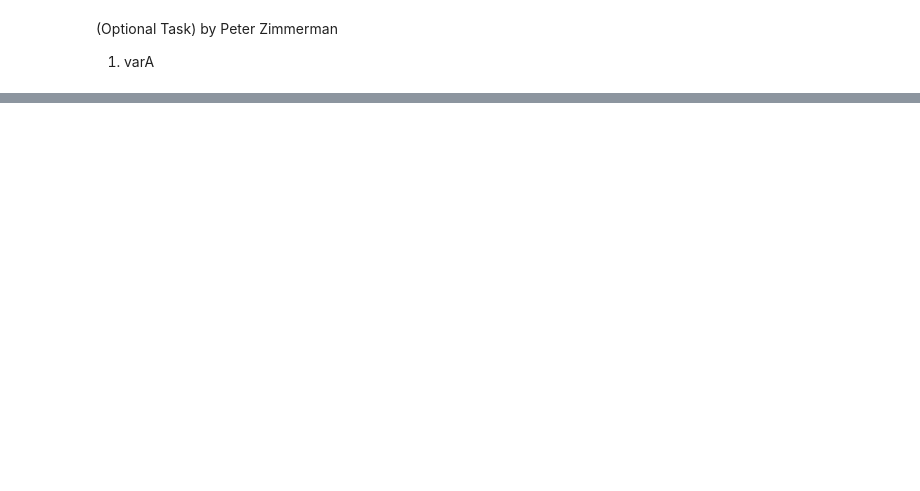
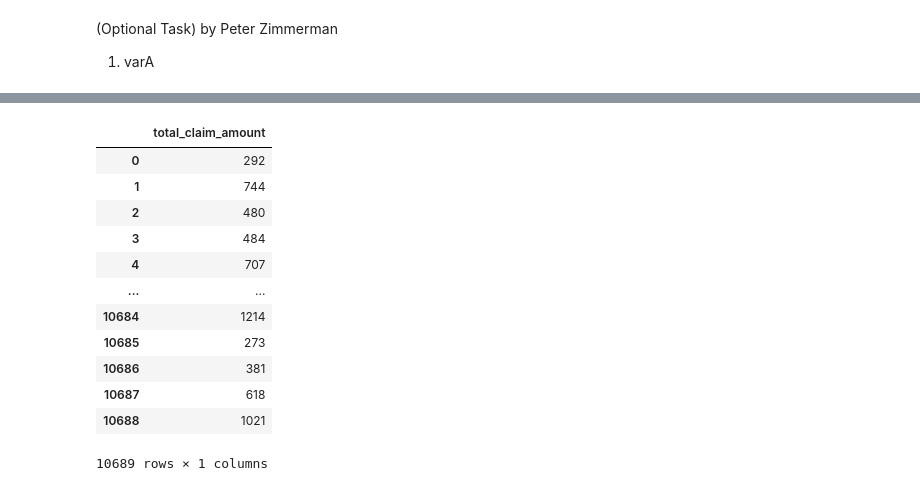
Before and after one commit to DGU94/Ironhack_Davidguillet_Lab, a Jupyter notebook: Week 4/PowerTransformer_[LAB]_DGU.ipynb, the cells around one changed output, grey strips where cells are left out. Cells and saved outputs as stored; diff of their text form; code cells hidden in the pictures; blank space fills up the shorter version.

```diff
--- a/Week 4/PowerTransformer_[LAB]_DGU.ipynb
+++ b/Week 4/PowerTransformer_[LAB]_DGU.ipynb
@@ -255,0 +215,17 @@ ValueError: Length of values (1) does not match length of index (10689)
+# %%
+y = num_data[["total_claim_amount"]].copy()
+y
+# %% [output]
+|  | total_claim_amount |
+| 0 | 292 |
+| 1 | 744 |
+| 2 | 480 |
+| 3 | 484 |
+| 4 | 707 |
+| ... | ... |
+| 10684 | 1214 |
+| 10685 | 273 |
+| 10686 | 381 |
+| 10687 | 618 |
+| 10688 | 1021 |
+10689 rows × 1 columns
```
Also changed, not shown: parts of 41 cells of this notebook.
